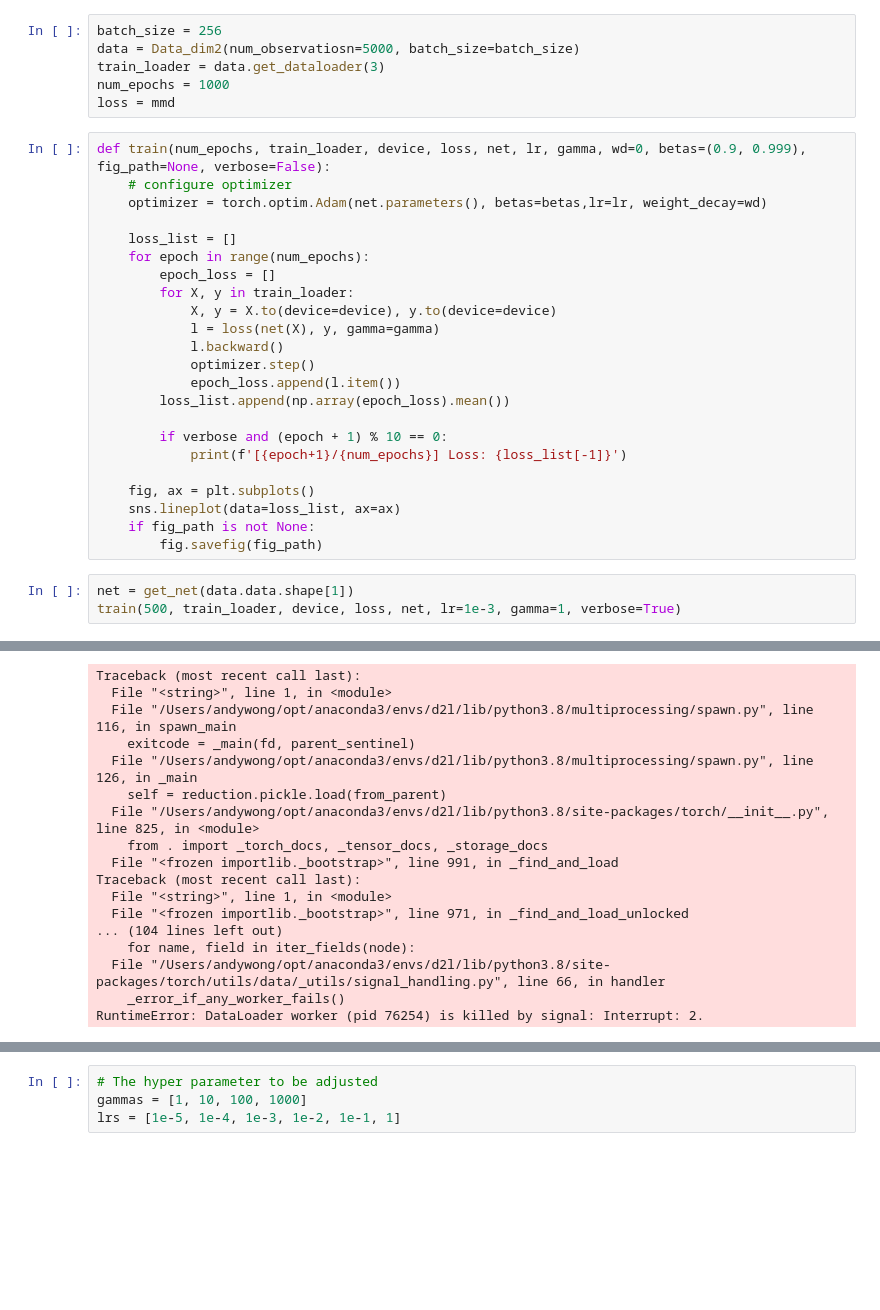
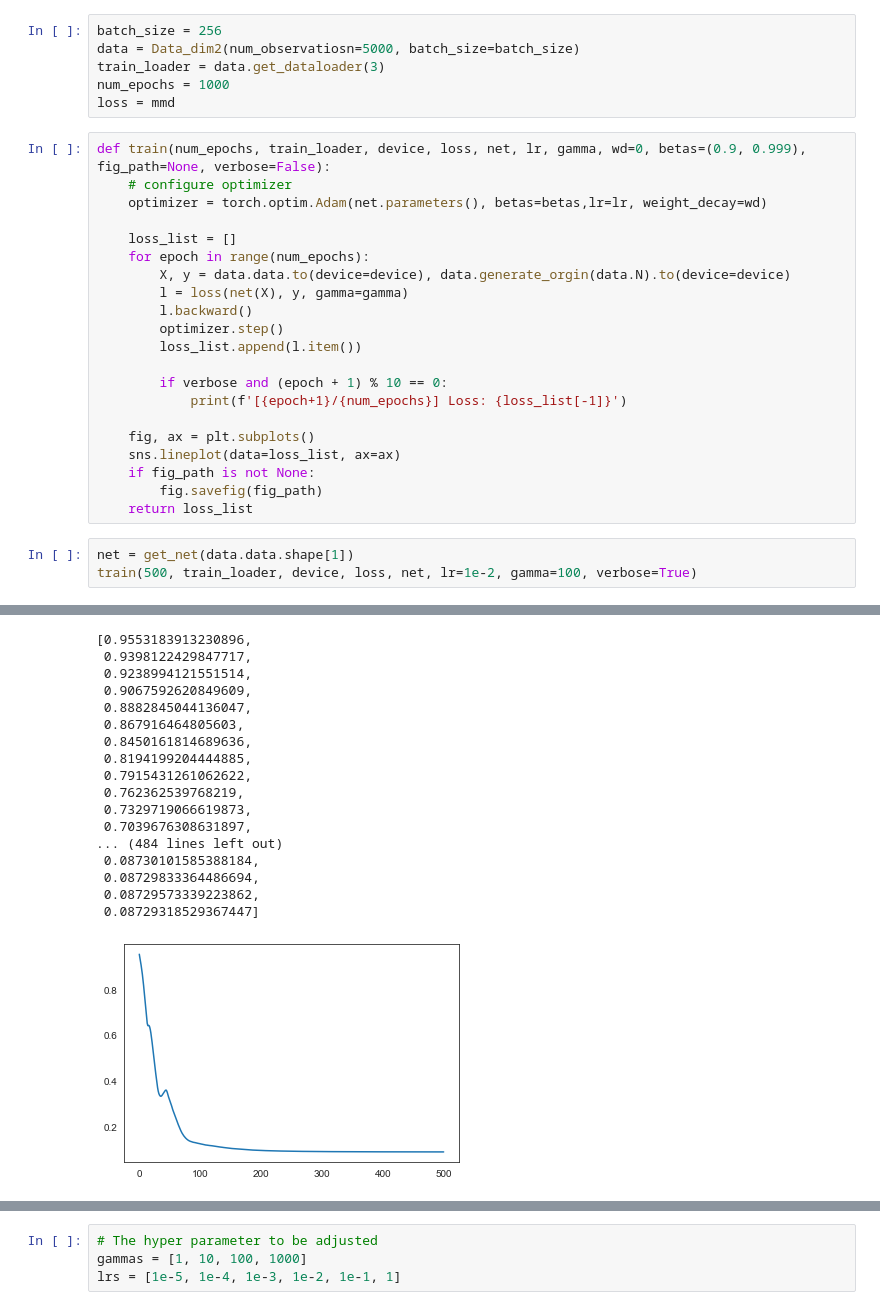
Before and after one commit to xxzWzxx/NICD, a Jupyter notebook: modules.ipynb, the cells around one changed output, grey strips where cells are left out. Cells and saved outputs as stored; diff of their text form; blank space fills up the shorter version.

```diff
--- a/modules.ipynb
+++ b/modules.ipynb
@@ -143,14 +143,11 @@ def train(num_epochs, train_loader, device, loss, net, lr, gamma, wd=0, betas=(0
 
     loss_list = []
     for epoch in range(num_epochs):
-        epoch_loss = []
-        for X, y in train_loader:
-            X, y = X.to(device=device), y.to(device=device)
-            l = loss(net(X), y, gamma=gamma)
-            l.backward()
-            optimizer.step()
-            epoch_loss.append(l.item())
-        loss_list.append(np.array(epoch_loss).mean())
+        X, y = data.data.to(device=device), data.generate_orgin(data.N).to(device=device)
+        l = loss(net(X), y, gamma=gamma)
+        l.backward()
+        optimizer.step()
+        loss_list.append(l.item())
 
         if verbose and (epoch + 1) % 10 == 0:
             print(f'[{epoch+1}/{num_epochs}] Loss: {loss_list[-1]}')
@@ -159,7 +156,8 @@ def train(num_epochs, train_loader, device, loss, net, lr, gamma, wd=0, betas=(0
     sns.lineplot(data=loss_list, ax=ax)
     if fig_path is not None:
         fig.savefig(fig_path)
+    return loss_list
 # %%
 net = get_net(data.data.shape[1])
-train(500, train_loader, device, loss, net, lr=1e-3, gamma=1, verbose=True)
+train(500, train_loader, device, loss, net, lr=1e-2, gamma=100, verbose=True)
 # %% [output]
@@ -174,19 +181,20 @@ Unexpected exception formatting exception. Falling back to standard exception
-Traceback (most recent call last):
-  File "<string>", line 1, in <module>
-  File "/Users/andywong/opt/anaconda3/envs/d2l/lib/python3.8/multiprocessing/spawn.py", line 116, in spawn_main
-    exitcode = _main(fd, parent_sentinel)
-  File "/Users/andywong/opt/anaconda3/envs/d2l/lib/python3.8/multiprocessing/spawn.py", line 126, in _main
-    self = reduction.pickle.load(from_parent)
-  File "/Users/andywong/opt/anaconda3/envs/d2l/lib/python3.8/site-packages/torch/__init__.py", line 825, in <module>
-    from . import _torch_docs, _tensor_docs, _storage_docs
-  File "<frozen importlib._bootstrap>", line 991, in _find_and_load
-Traceback (most recent call last):
-  File "<string>", line 1, in <module>
-  File "<frozen importlib._bootstrap>", line 971, in _find_and_load_unlocked
-... (104 lines left out)
-    for name, field in iter_fields(node):
-  File "/Users/andywong/opt/anaconda3/envs/d2l/lib/python3.8/site-packages/torch/utils/data/_utils/signal_handling.py", line 66, in handler
-    _error_if_any_worker_fails()
-RuntimeError: DataLoader worker (pid 76254) is killed by signal: Interrupt: 2.
+[0.9553183913230896,
+ 0.9398122429847717,
+ 0.9238994121551514,
+ 0.9067592620849609,
+ 0.8882845044136047,
+ 0.867916464805603,
+ 0.8450161814689636,
+ 0.8194199204444885,
+ 0.7915431261062622,
+ 0.762362539768219,
+ 0.7329719066619873,
+ 0.7039676308631897,
+... (484 lines left out)
+ 0.08730101585388184,
+ 0.08729833364486694,
+ 0.08729573339223862,
+ 0.08729318529367447]
+[figure, added]
 # %%
 with torch.no_grad():
```
Also changed, not shown: parts of 5 cells of this notebook.
